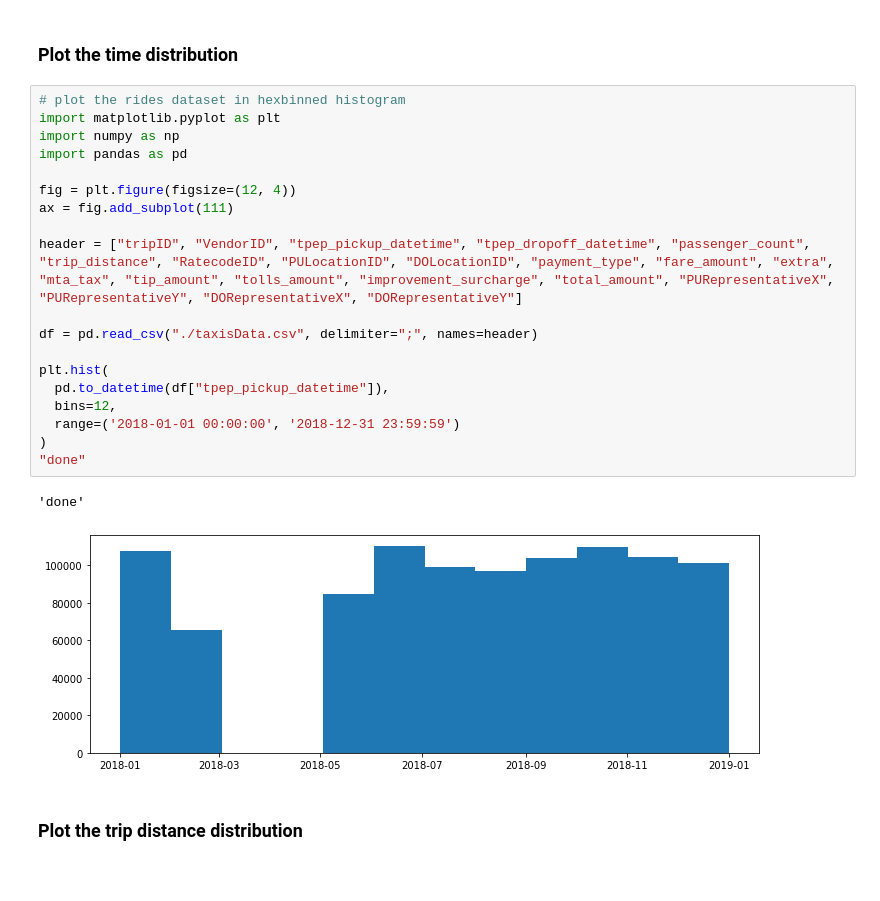
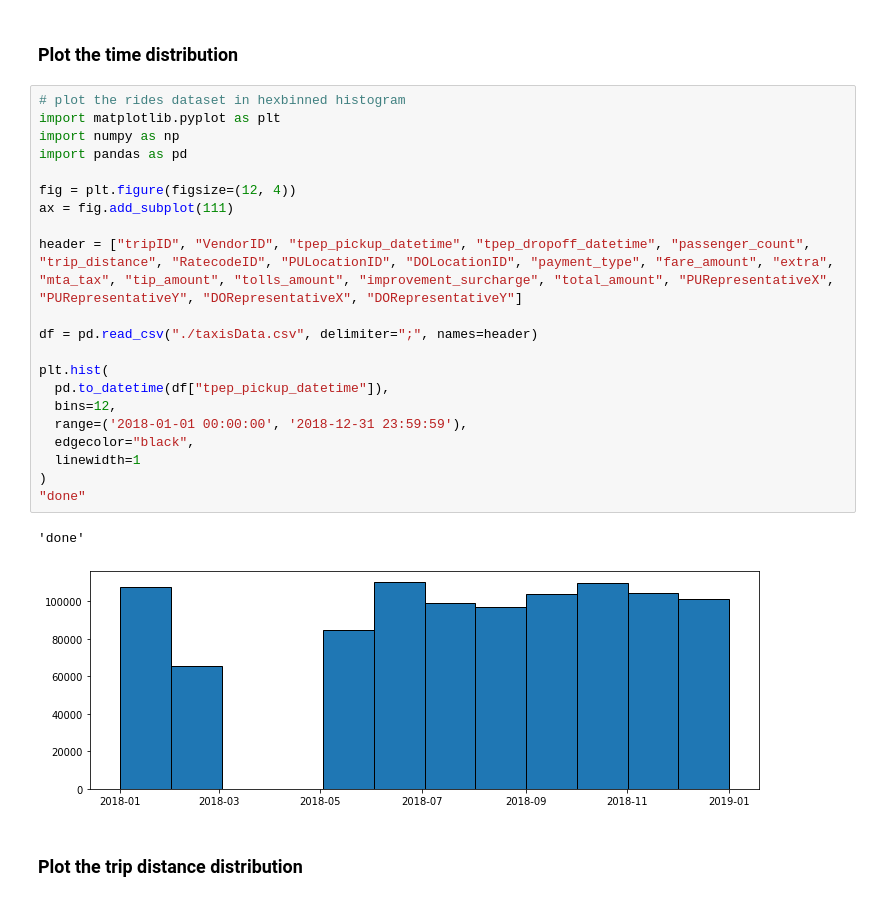
Before and after one commit to vis-au/prosample, a Jupyter notebook: server/pipeline/linearizations/input_files/taxis_tests.ipynb, the cells around one changed output. Cells and saved outputs as stored; diff of their text form.

```diff
--- a/server/pipeline/linearizations/input_files/taxis_tests.ipynb
+++ b/server/pipeline/linearizations/input_files/taxis_tests.ipynb
@@ -132,25 +132,27 @@ plt.grid(True, )
 # %%
 # plot the rides dataset in hexbinned histogram
 import matplotlib.pyplot as plt
 import numpy as np
 import pandas as pd
 
 fig = plt.figure(figsize=(12, 4))
 ax = fig.add_subplot(111)
 
 header = ["tripID", "VendorID", "tpep_pickup_datetime", "tpep_dropoff_datetime", "passenger_count", "trip_distance", "RatecodeID", "PULocationID", "DOLocationID", "payment_type", "fare_amount", "extra", "mta_tax", "tip_amount", "tolls_amount", "improvement_surcharge", "total_amount", "PURepresentativeX", "PURepresentativeY", "DORepresentativeX", "DORepresentativeY"]
 
 df = pd.read_csv("./taxisData.csv", delimiter=";", names=header)
 
 plt.hist(
   pd.to_datetime(df["tpep_pickup_datetime"]),
   bins=12,
-  range=('2018-01-01 00:00:00', '2018-12-31 23:59:59')
+  range=('2018-01-01 00:00:00', '2018-12-31 23:59:59'),
+  edgecolor="black",
+  linewidth=1
 )
 "done"
 # %% [output]
 'done'
-[figure, old version]
+[figure, new version]
 # %% [markdown]
 ### Plot the trip distance distribution
 # %%
```
Also changed, not shown: parts of 1 cell of this notebook, 1 other file.
